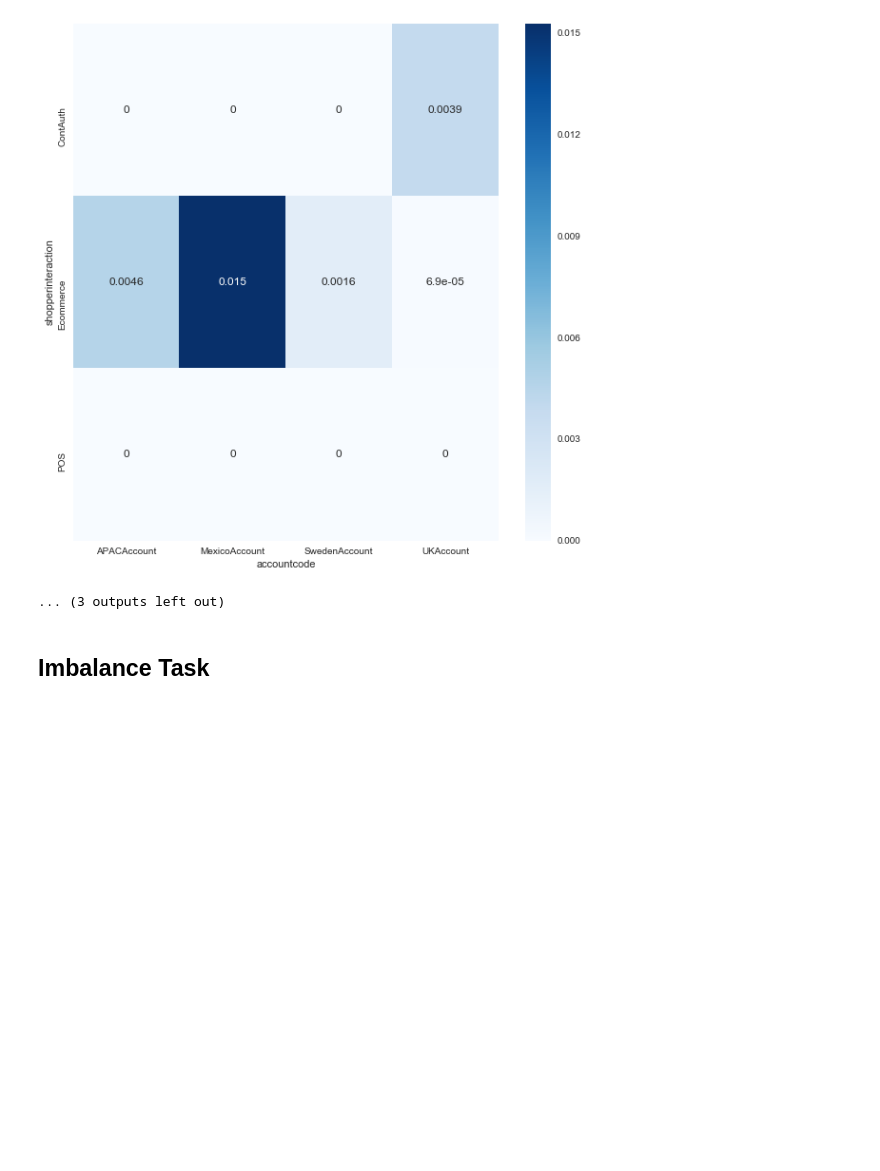
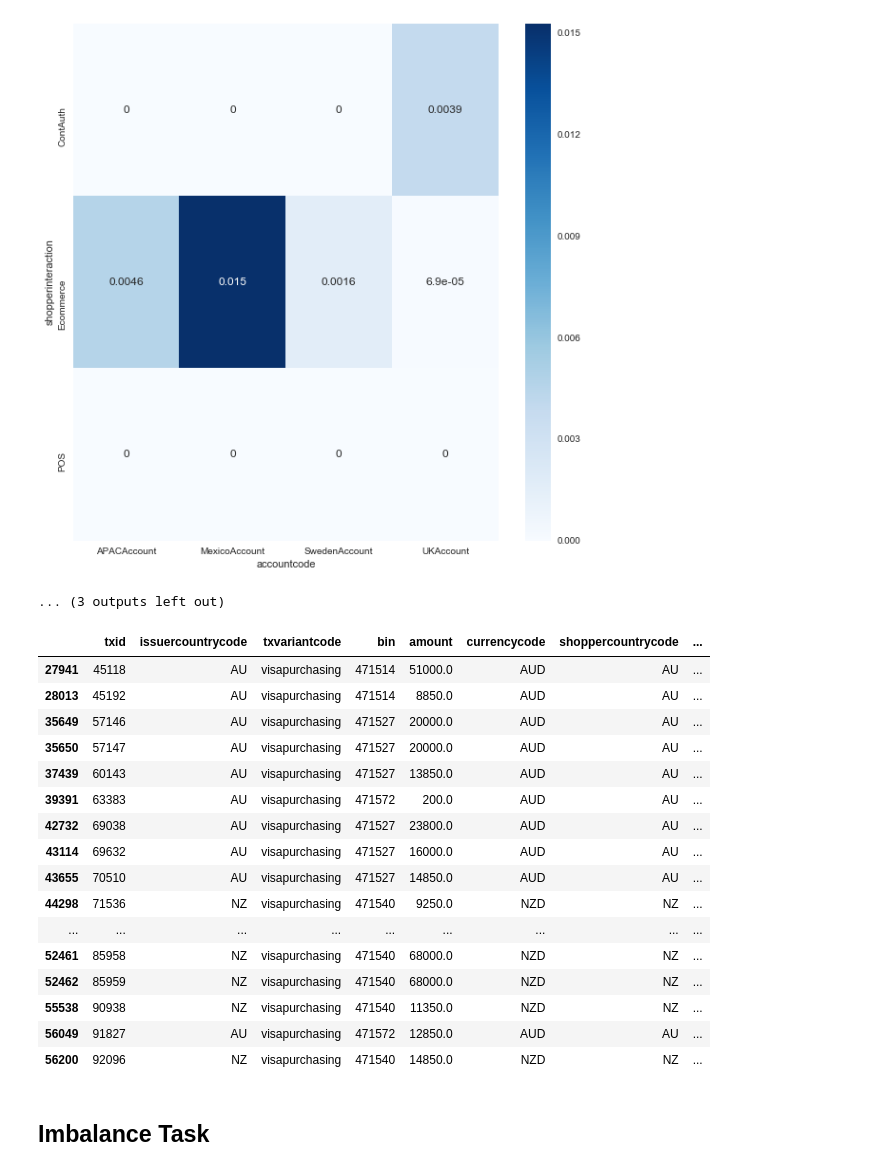
Before and after one commit to enreina/cs4035-lab, a Jupyter notebook: lab1/fraud_detection.ipynb, the cells around one changed output. Cells and saved outputs as stored; diff of their text form; code cells hidden in the pictures; blank space fills up the shorter version.

```diff
--- a/lab1/fraud_detection.ipynb
+++ b/lab1/fraud_detection.ipynb
@@ -310,6 +314,26 @@ for combination in list(itertools.combinations(categorical_columns,2)):
 [figure]
 [figure]
 ... (3 outputs left out)
+# %%
+data_preproc.loc[(data_preproc['cvcresponsecode'] == 0) & (data_preproc['txvariantcode'] == 'visapurchasing')]
+# %% [output]
+|  | txid | issuercountrycode | txvariantcode | bin | amount | currencycode | shoppercountrycode | ... |
+| 27941 | 45118 | AU | visapurchasing | 471514 | 51000.0 | AUD | AU | ... |
+| 28013 | 45192 | AU | visapurchasing | 471514 | 8850.0 | AUD | AU | ... |
+| 35649 | 57146 | AU | visapurchasing | 471527 | 20000.0 | AUD | AU | ... |
+| 35650 | 57147 | AU | visapurchasing | 471527 | 20000.0 | AUD | AU | ... |
+| 37439 | 60143 | AU | visapurchasing | 471527 | 13850.0 | AUD | AU | ... |
+| 39391 | 63383 | AU | visapurchasing | 471572 | 200.0 | AUD | AU | ... |
+| 42732 | 69038 | AU | visapurchasing | 471527 | 23800.0 | AUD | AU | ... |
+| 43114 | 69632 | AU | visapurchasing | 471527 | 16000.0 | AUD | AU | ... |
+| 43655 | 70510 | AU | visapurchasing | 471527 | 14850.0 | AUD | AU | ... |
+| 44298 | 71536 | NZ | visapurchasing | 471540 | 9250.0 | NZD | NZ | ... |
+| ... | ... | ... | ... | ... | ... | ... | ... | ... |
+| 52461 | 85958 | NZ | visapurchasing | 471540 | 68000.0 | NZD | NZ | ... |
+| 52462 | 85959 | NZ | visapurchasing | 471540 | 68000.0 | NZD | NZ | ... |
+| 55538 | 90938 | NZ | visapurchasing | 471540 | 11350.0 | NZD | NZ | ... |
+| 56049 | 91827 | AU | visapurchasing | 471572 | 12850.0 | AUD | AU | ... |
+| 56200 | 92096 | NZ | visapurchasing | 471540 | 14850.0 | NZD | NZ | ... |
 # %% [markdown]
 ## Imbalance Task
 # %% [markdown]
```
Also changed, not shown: parts of 15 cells of this notebook, 2 other files.
